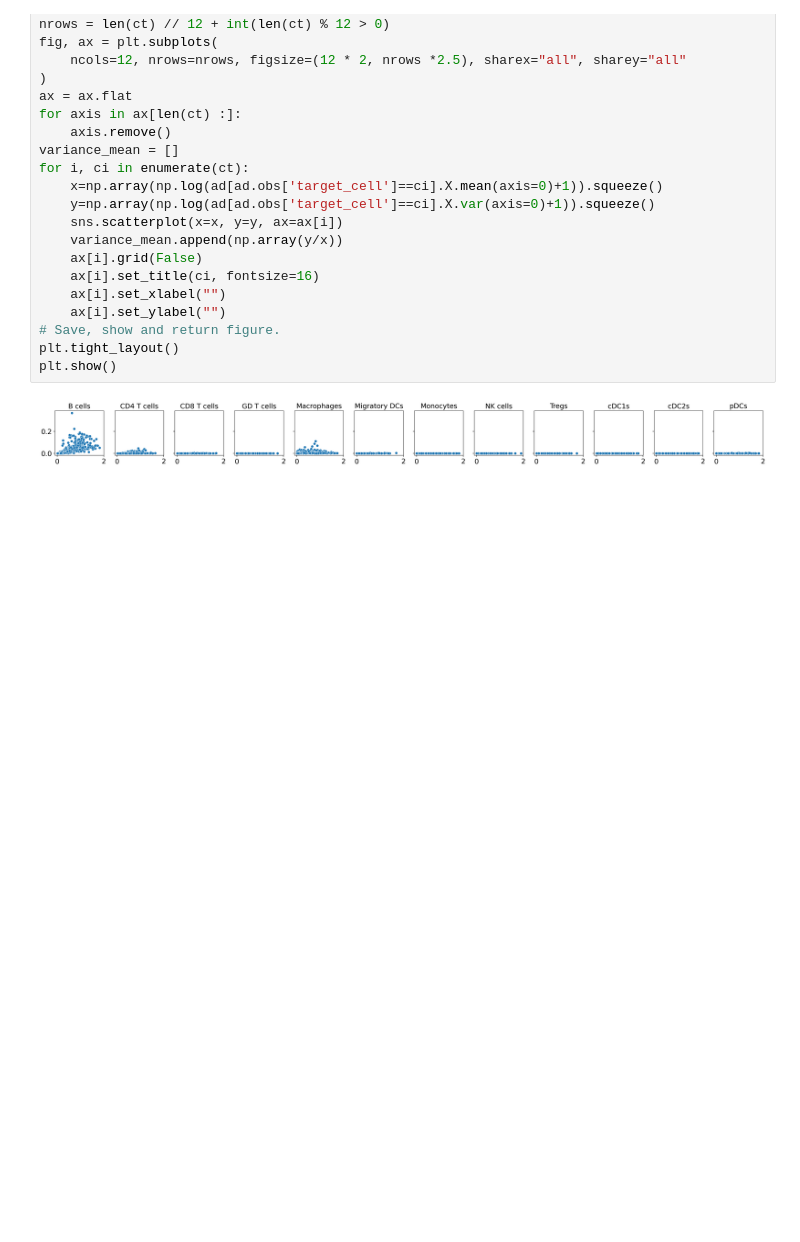
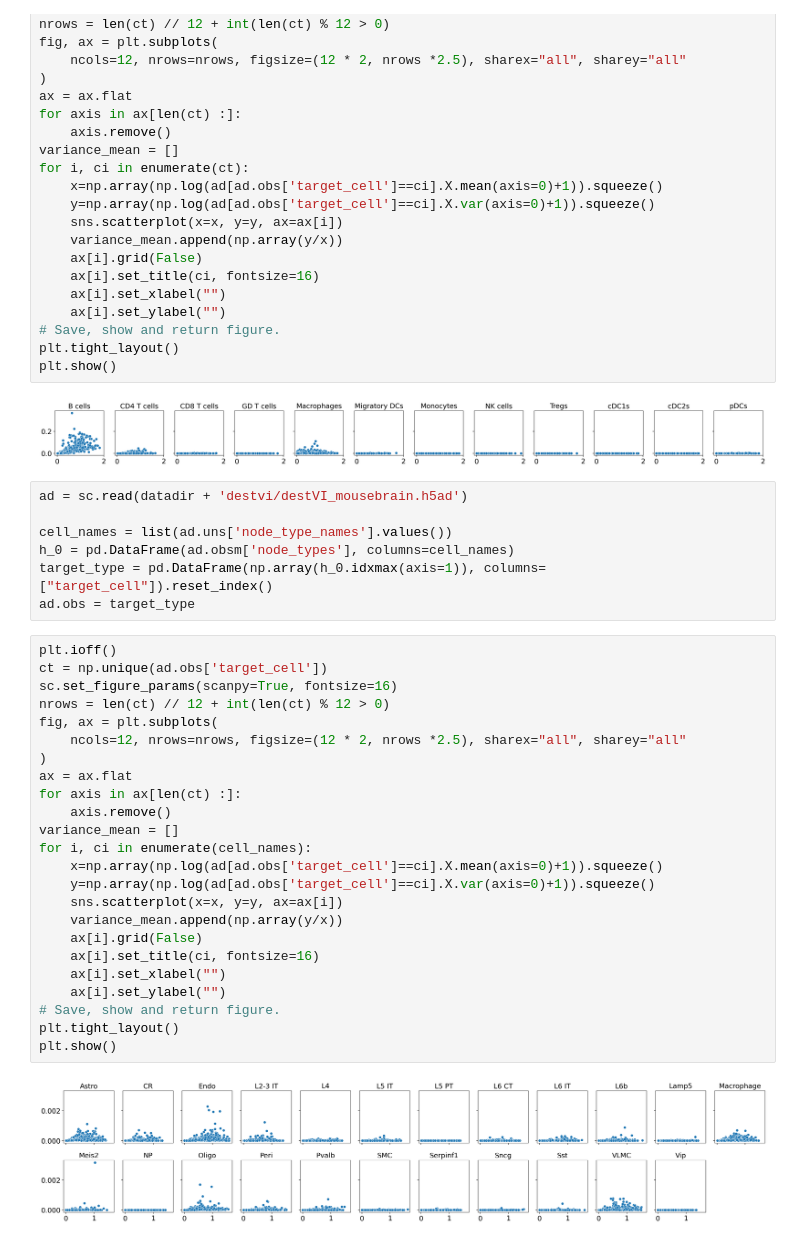
Before and after one commit to theislab/ncem_benchmarks, a Jupyter notebook: notebooks/data_exploration/data_exploration_destvi.ipynb, the cells around one changed output. Cells and saved outputs as stored; diff of their text form; blank space fills up the shorter version.

Commit message:
deconvolution notebooks for destvi

```diff
--- a/notebooks/data_exploration/data_exploration_destvi.ipynb
+++ b/notebooks/data_exploration/data_exploration_destvi.ipynb
@@ -75,3 +75,36 @@ plt.tight_layout()
 plt.show()
 # %% [output]
 [figure]
+# %%
+ad = sc.read(datadir + 'destvi/destVI_mousebrain.h5ad')
+
+cell_names = list(ad.uns['node_type_names'].values())
+h_0 = pd.DataFrame(ad.obsm['node_types'], columns=cell_names)
+target_type = pd.DataFrame(np.array(h_0.idxmax(axis=1)), columns=["target_cell"]).reset_index()
+ad.obs = target_type
+# %%
+plt.ioff()
+ct = np.unique(ad.obs['target_cell'])
+sc.set_figure_params(scanpy=True, fontsize=16)
+nrows = len(ct) // 12 + int(len(ct) % 12 > 0)
+fig, ax = plt.subplots(
+    ncols=12, nrows=nrows, figsize=(12 * 2, nrows *2.5), sharex="all", sharey="all"
+)
+ax = ax.flat
+for axis in ax[len(ct) :]:
+    axis.remove()
+variance_mean = []
+for i, ci in enumerate(cell_names):
+    x=np.array(np.log(ad[ad.obs['target_cell']==ci].X.mean(axis=0)+1)).squeeze()
+    y=np.array(np.log(ad[ad.obs['target_cell']==ci].X.var(axis=0)+1)).squeeze()
+    sns.scatterplot(x=x, y=y, ax=ax[i])
+    variance_mean.append(np.array(y/x))
+    ax[i].grid(False)
+    ax[i].set_title(ci, fontsize=16)
+    ax[i].set_xlabel("")
+    ax[i].set_ylabel("")
+# Save, show and return figure.
+plt.tight_layout()
+plt.show()
+# %% [output]
+[figure, added]
```
Also changed, not shown: 3 other files.
